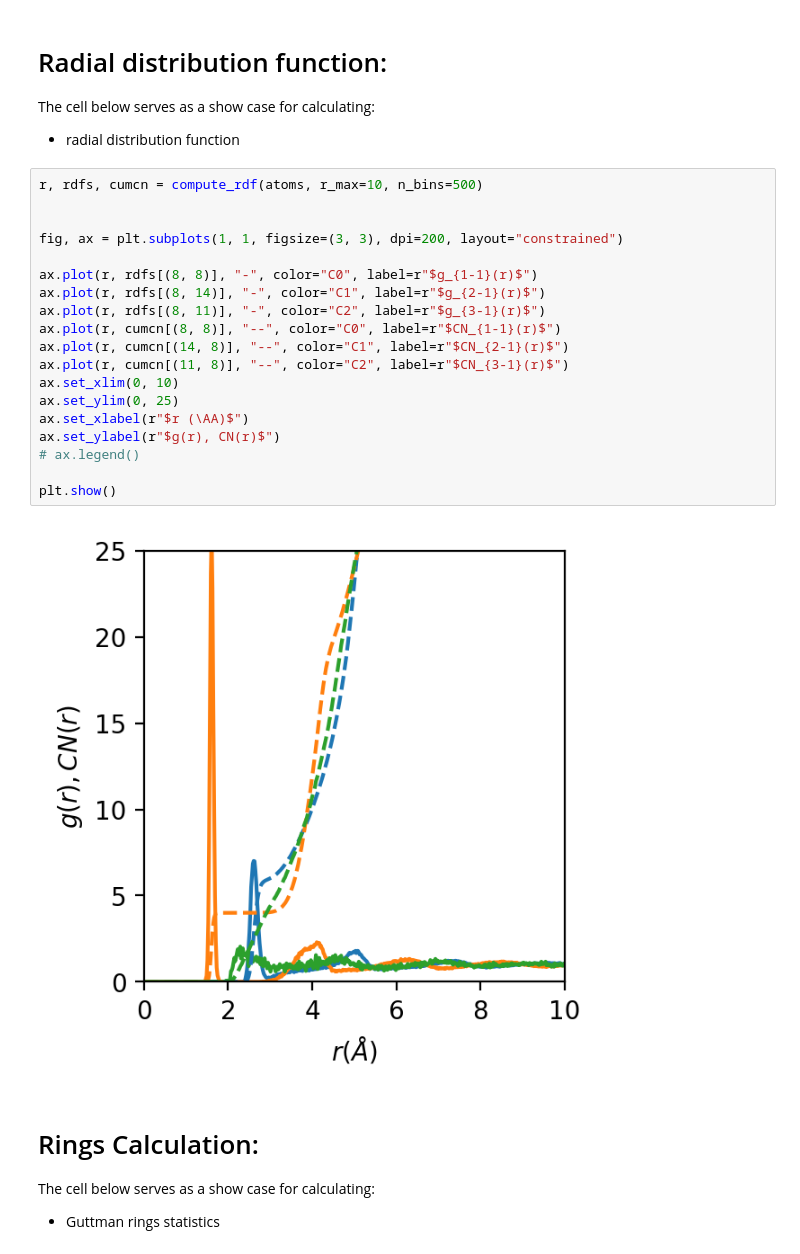
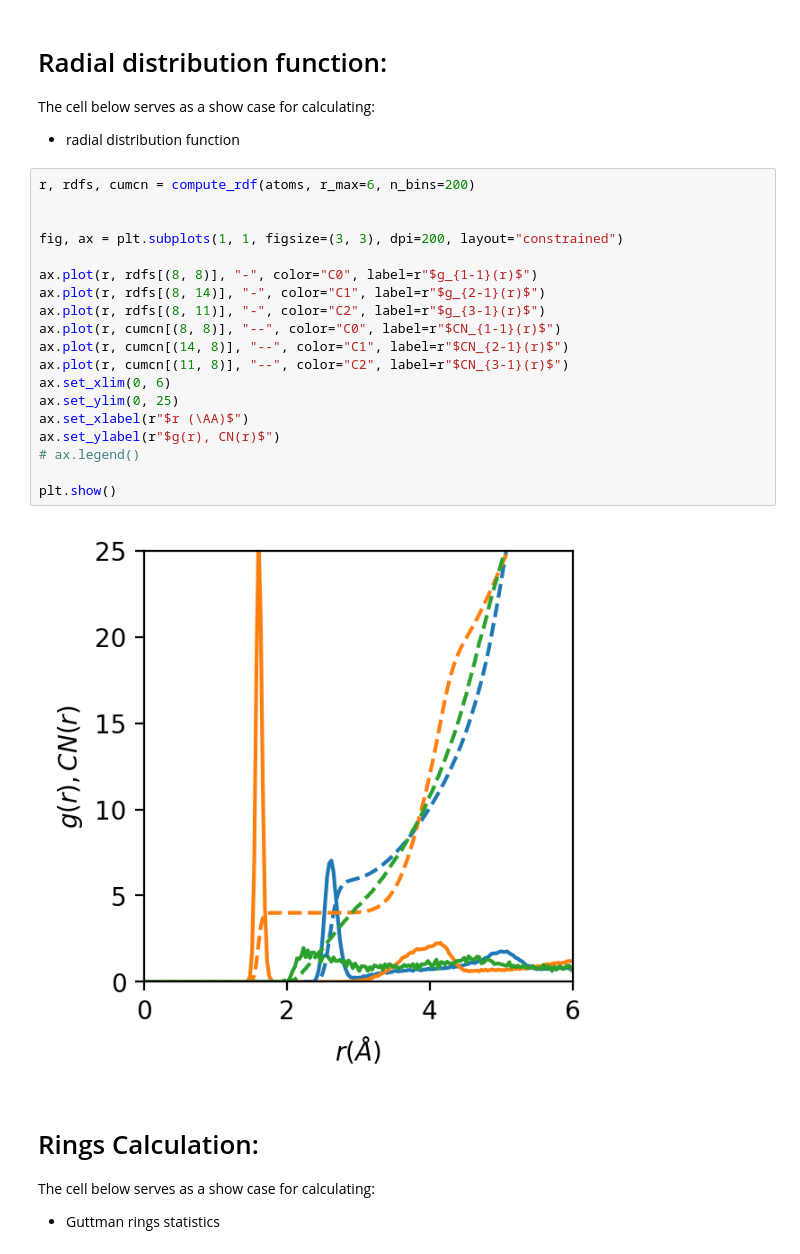
Before and after one commit to glasagent/amorphouspy, a Jupyter notebook: notebooks/StructureAnalysis.ipynb, the cells around one changed output. Drawn from its saved outputs; the diff is of its cells as text.

```diff
--- a/notebooks/StructureAnalysis.ipynb
+++ b/notebooks/StructureAnalysis.ipynb
@@ -202,26 +212,26 @@ The cell below serves as a show case for calculating:
 
 - radial distribution function
 # %%
-r, rdfs, cumcn = compute_rdf(atoms, r_max=10, n_bins=500)
+r, rdfs, cumcn = compute_rdf(atoms, r_max=6, n_bins=200)
 
 
 fig, ax = plt.subplots(1, 1, figsize=(3, 3), dpi=200, layout="constrained")
 
 ax.plot(r, rdfs[(8, 8)], "-", color="C0", label=r"$g_{1-1}(r)$")
 ax.plot(r, rdfs[(8, 14)], "-", color="C1", label=r"$g_{2-1}(r)$")
 ax.plot(r, rdfs[(8, 11)], "-", color="C2", label=r"$g_{3-1}(r)$")
 ax.plot(r, cumcn[(8, 8)], "--", color="C0", label=r"$CN_{1-1}(r)$")
 ax.plot(r, cumcn[(14, 8)], "--", color="C1", label=r"$CN_{2-1}(r)$")
 ax.plot(r, cumcn[(11, 8)], "--", color="C2", label=r"$CN_{3-1}(r)$")
-ax.set_xlim(0, 10)
+ax.set_xlim(0, 6)
 ax.set_ylim(0, 25)
 ax.set_xlabel(r"$r (\AA)$")
 ax.set_ylabel(r"$g(r), CN(r)$")
 # ax.legend()
 
 plt.show()
 # %% [output]
-[figure, old version]
+[figure, new version]
 # %% [markdown]
 # Rings Calculation:
 
```
Also changed, not shown: parts of 1 cell of this notebook, 11 other files.
